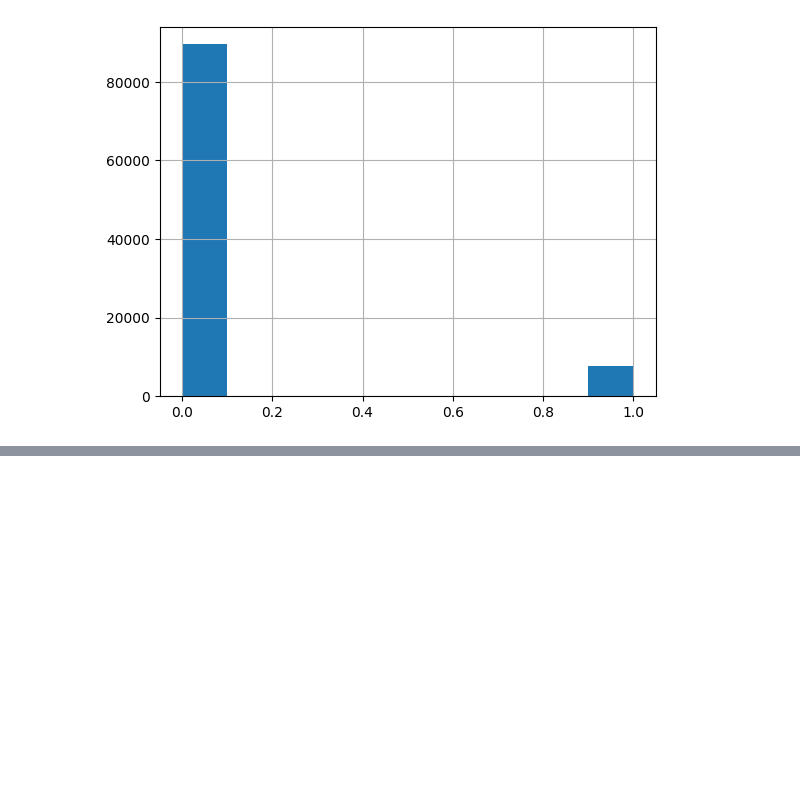
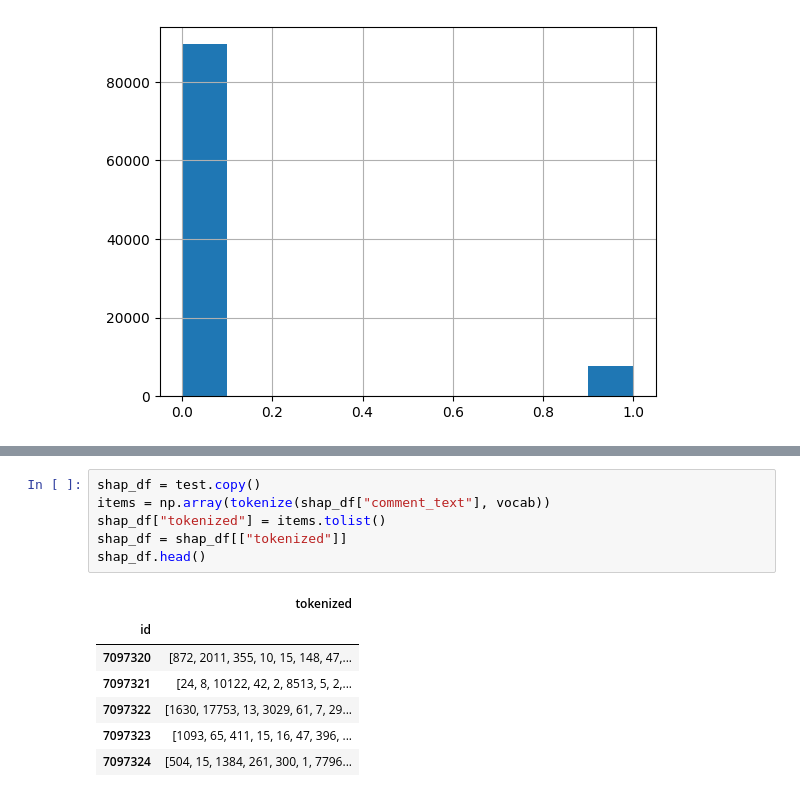
Before and after one commit to robinhad/toxicity-analysis, a Jupyter notebook: outcomes.ipynb, the cells around one changed output, grey strips where cells are left out. Cells and saved outputs as stored; diff of their text form; blank space fills up the shorter version.

```diff
--- a/outcomes.ipynb
+++ b/outcomes.ipynb
@@ -627,0 +631,14 @@ Name: subpopulation, dtype: int64
+# %%
+shap_df = test.copy()
+items = np.array(tokenize(shap_df["comment_text"], vocab))
+shap_df["tokenized"] = items.tolist()
+shap_df = shap_df[["tokenized"]]
+shap_df.head()
+# %% [output]
+|  | tokenized |
+| id |  |
+| 7097320 | [872, 2011, 355, 10, 15, 148, 47,... |
+| 7097321 | [24, 8, 10122, 42, 2, 8513, 5, 2,... |
+| 7097322 | [1630, 17753, 13, 3029, 61, 7, 29... |
+| 7097323 | [1093, 65, 411, 15, 16, 47, 396, ... |
+| 7097324 | [504, 15, 1384, 261, 300, 1, 7796... |
```
Also changed, not shown: parts of 15 cells of this notebook.
